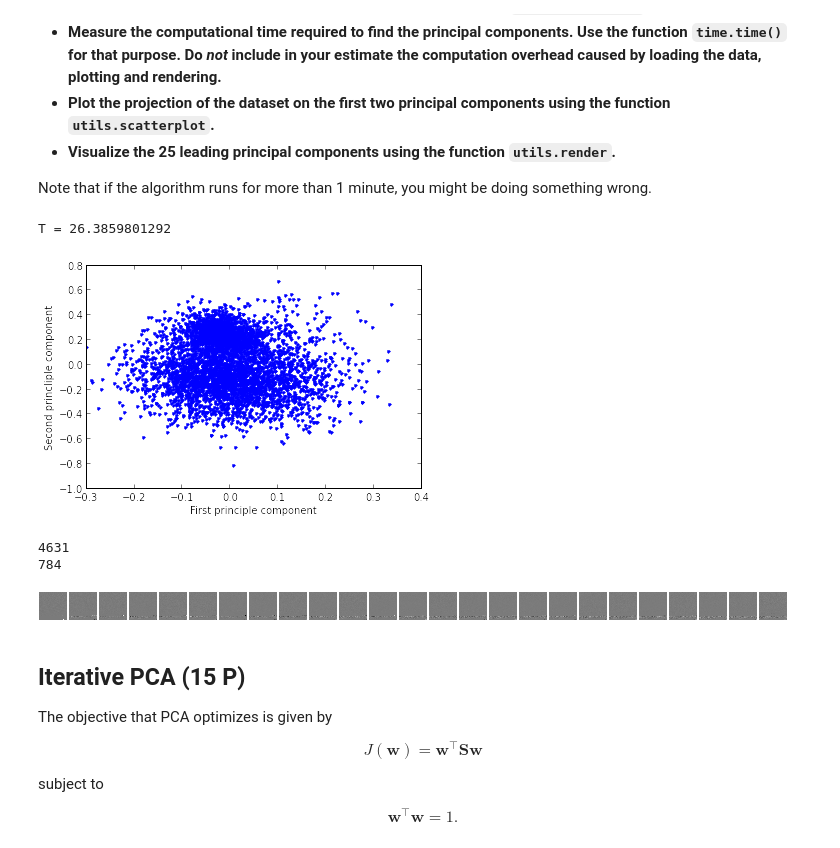
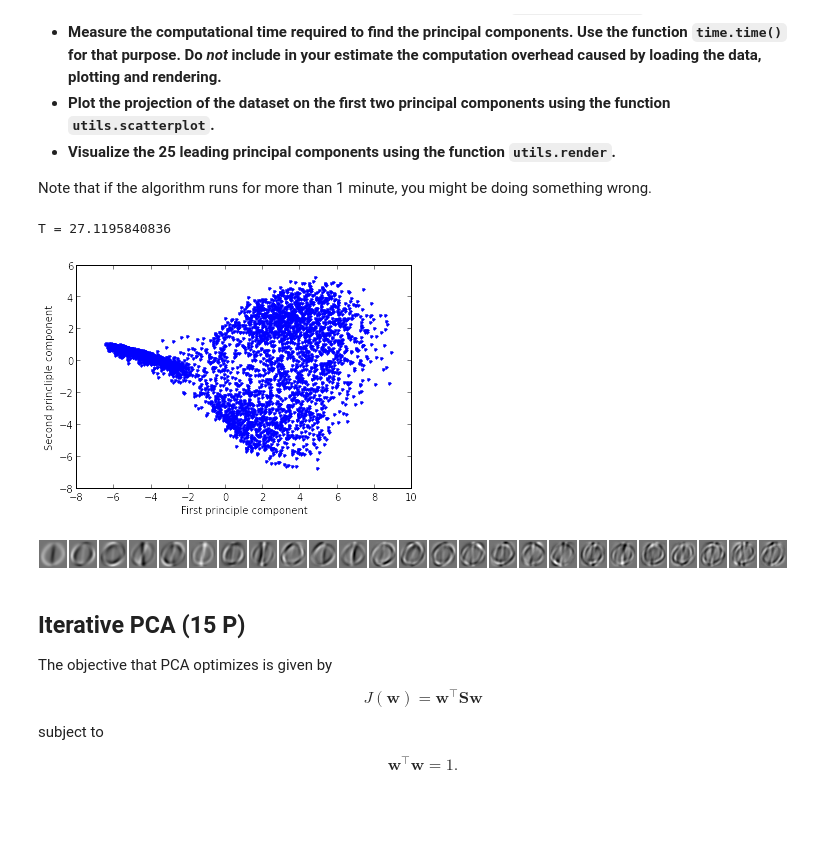
Before and after one commit to TN1ck/ml1, a Jupyter notebook: Hausaufgabe 3/sheet03.ipynb, the cells around one changed output. Saved outputs shown, nothing was run; the diff lists cells and outputs as text; code cells hidden in the pictures; blank space fills up the shorter version.

```diff
--- a/Hausaufgabe 3/sheet03.ipynb
+++ b/Hausaufgabe 3/sheet03.ipynb
@@ -74,44 +74,38 @@ import numpy as np
 X = utils.load()
 
 # center pointcloud
 # calculate the mean for each pixel
 Xmean = X.mean(0)
 # subtract mean from the data
 X = np.subtract(X, Xmean)
 
 # perform PCA via SVD
 before = time.time()
 U, S, V = np.linalg.svd(X, 0)
 after = time.time()
 
 deltaT = after - before
 print "T = "+str(deltaT)
 
 # strip first two princliple components
-twoPC = U[0:2,:]
+twoPC = V[0:2,:]
 
 # Y is going to be our projection
 Y = np.zeros((len(X), twoPC.shape[0]))
 
 # compute projection
 for i in range(Y.shape[0]):
-    #Y[i,:] = twoPC.dot(np.subtract(X[i].flatten(), Xmean))
     Y[i,:] = twoPC.dot(X[i].flatten())
 
 # render projections with scatterplot
 utils.scatterplot(Y[:,0],Y[:,1],xlabel='First principle component',ylabel='Second princliple component')
 
-print U.shape[0]
-print U.shape[1]
-
 # visualize 25 leading components with utils.render
-utils.render(U[0:25,:])()
+utils.render(V[0:25,:])()
 # %% [output]
-T = 26.3859801292
+T = 27.1195840836
-[figure, old version]
+[figure, new version]
-4631
-784
-[figure, old version]
+[figure, new version]
 # %% [markdown]
 ## Iterative PCA (15 P)
 
```
Also changed, not shown: parts of 1 cell of this notebook, 2 other files.
